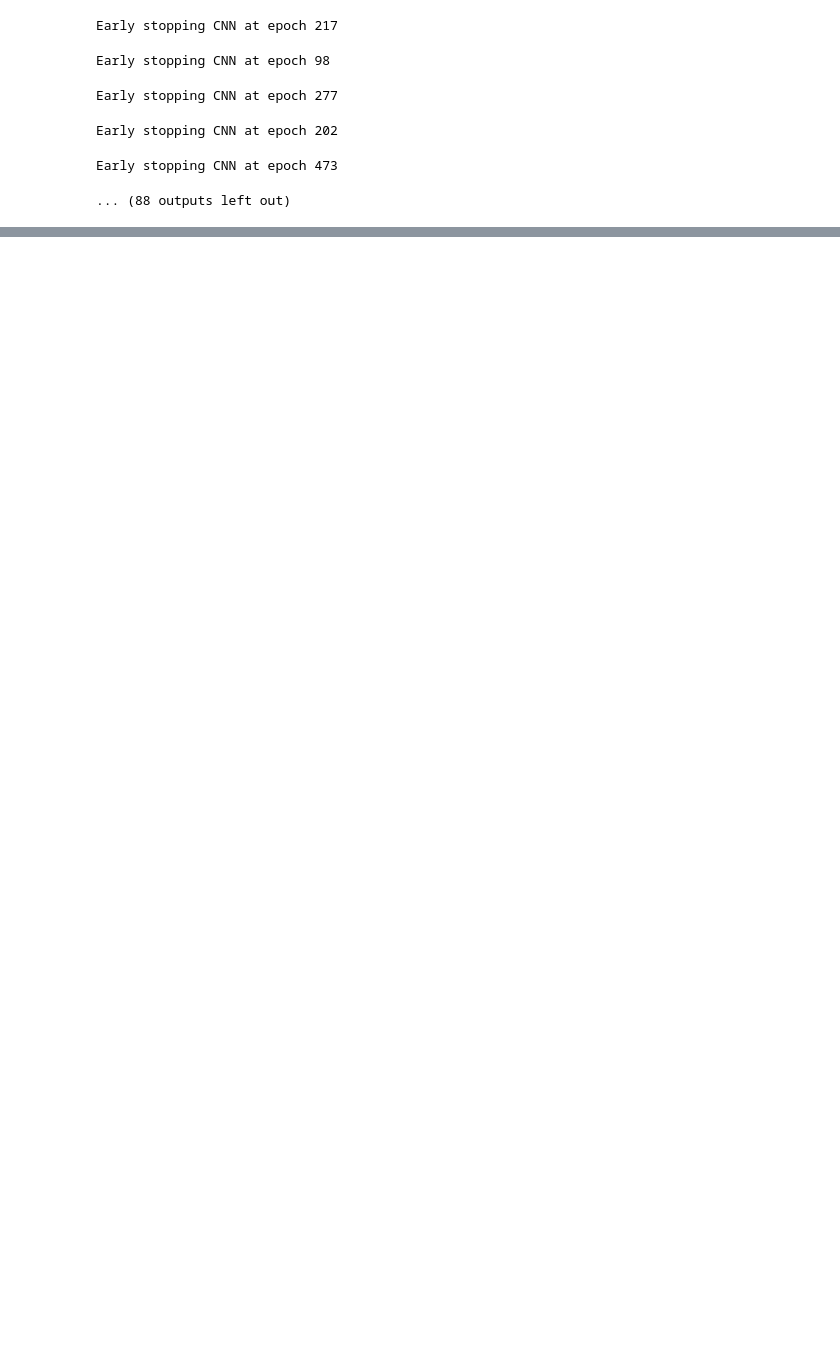
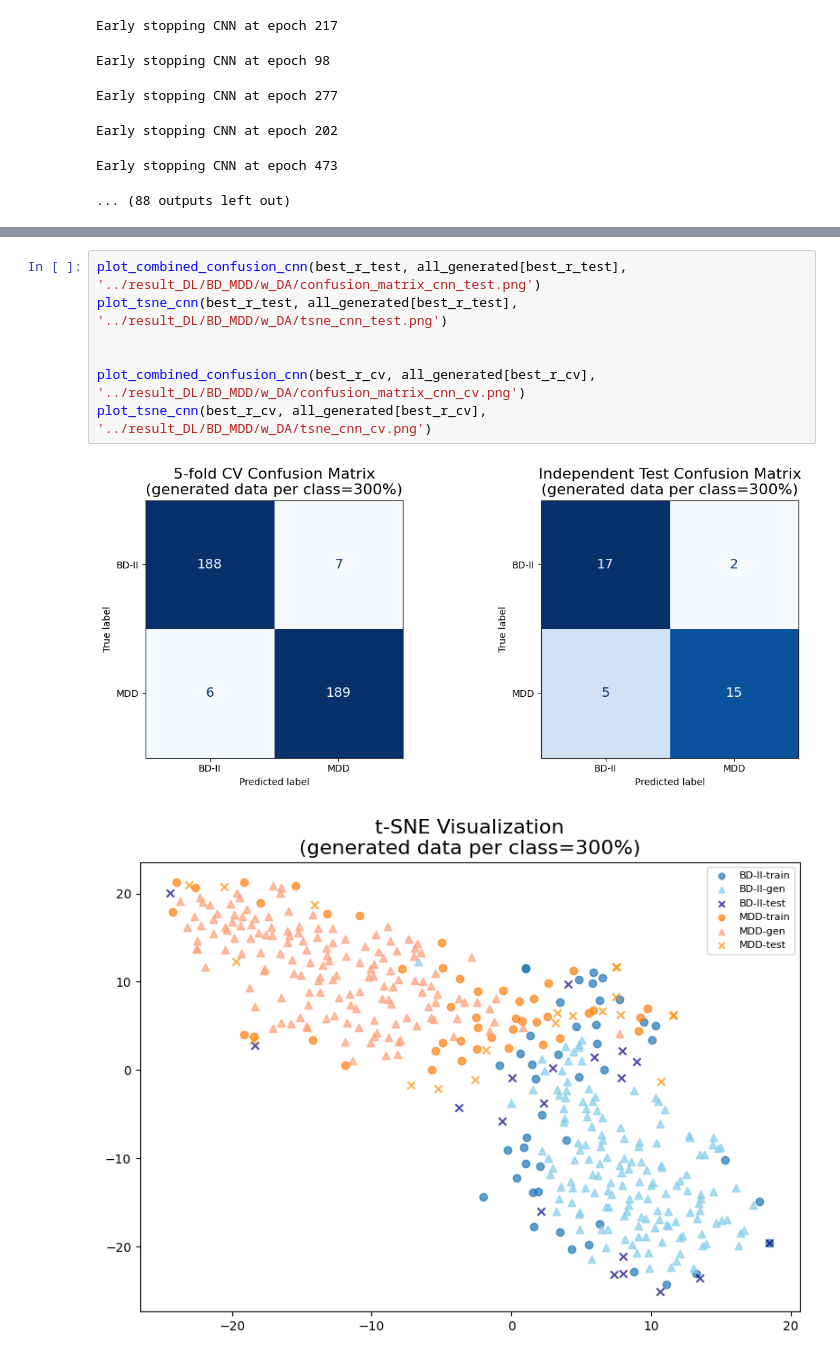
Before and after one commit to well50504/NYCU-thesis, a Jupyter notebook: src_DL/cnn_DA_BD_MDD.ipynb, the cells around one changed output, grey strips where cells are left out. Saved outputs shown, nothing was run; the diff lists cells and outputs as text; blank space fills up the shorter version.

```diff
--- a/src_DL/cnn_DA_BD_MDD.ipynb
+++ b/src_DL/cnn_DA_BD_MDD.ipynb
@@ -943,0 +969,10 @@ Early stopping CNN at epoch 112
+# %%
+plot_combined_confusion_cnn(best_r_test, all_generated[best_r_test], '../result_DL/BD_MDD/w_DA/confusion_matrix_cnn_test.png')
+plot_tsne_cnn(best_r_test, all_generated[best_r_test], '../result_DL/BD_MDD/w_DA/tsne_cnn_test.png')
+
+
+plot_combined_confusion_cnn(best_r_cv, all_generated[best_r_cv], '../result_DL/BD_MDD/w_DA/confusion_matrix_cnn_cv.png')
+plot_tsne_cnn(best_r_cv, all_generated[best_r_cv], '../result_DL/BD_MDD/w_DA/tsne_cnn_cv.png')
+# %% [output]
+[figure, added]
+[figure, added]
```
Also changed, not shown: parts of 26 cells of this notebook, 16 other files.
